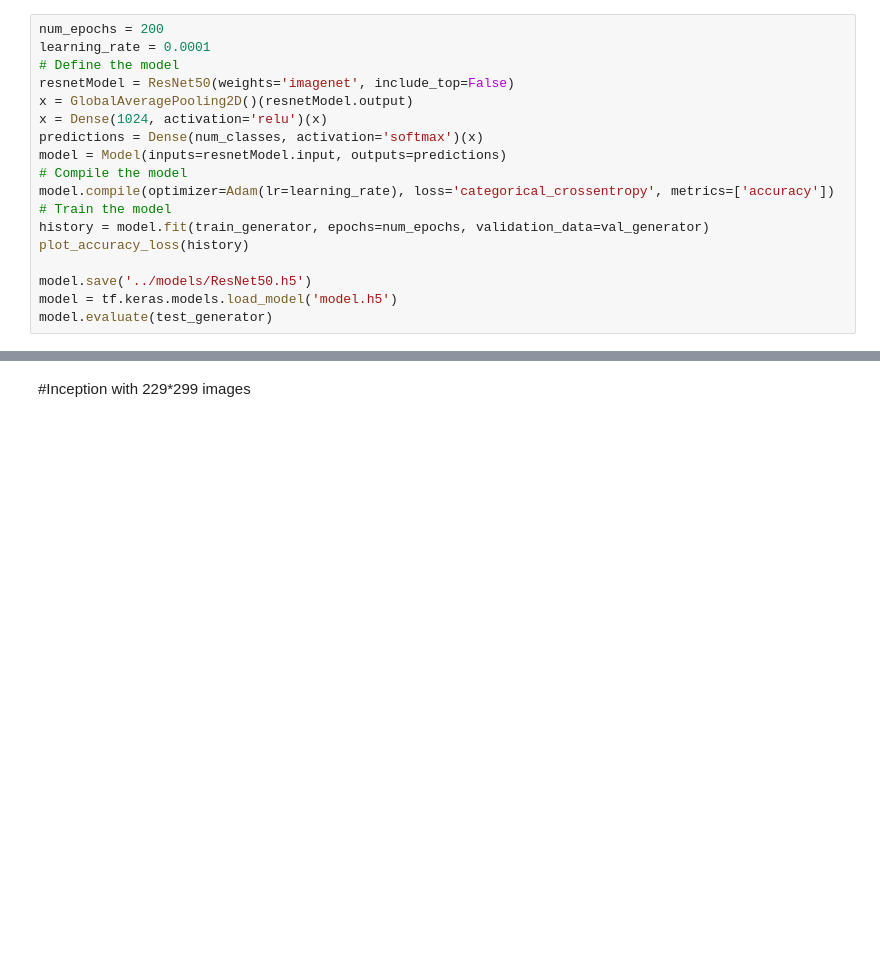
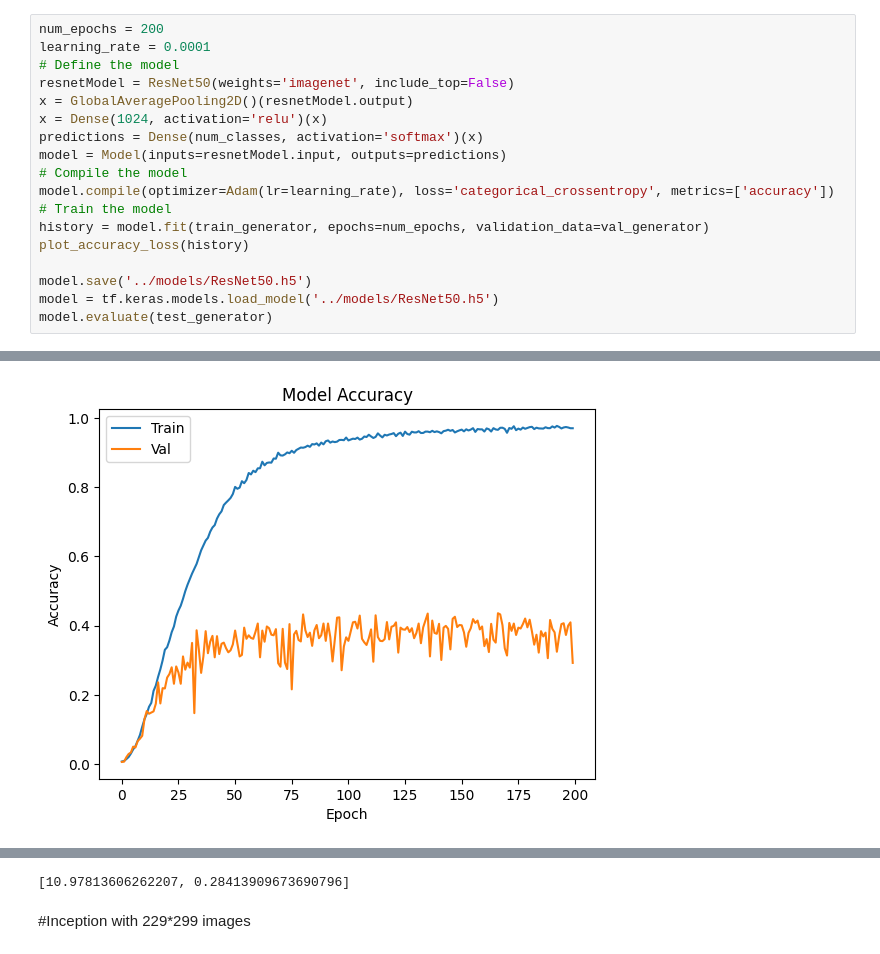
Before and after one commit to josephWaldron/AI-ML-Project, a Jupyter notebook: tensorflow/final.ipynb, the cells around one changed output, grey strips where cells are left out. Drawn from its saved outputs; the diff is of its cells as text; blank space fills up the shorter version.

```diff
--- a/tensorflow/final.ipynb
+++ b/tensorflow/final.ipynb
@@ -184,5 +268,6 @@ history = model.fit(train_generator, epochs=num_epochs, validation_data=val_gene
 plot_accuracy_loss(history)
 
 model.save('../models/ResNet50.h5')
-model = tf.keras.models.load_model('model.h5')
+model = tf.keras.models.load_model('../models/ResNet50.h5')
 model.evaluate(test_generator)
+# %% [output]
@@ -188,0 +292 @@ model.evaluate(test_generator)
+[figure, added]
@@ -189,3 +295,4 @@ model.evaluate(test_generator)
+[10.97813606262207, 0.28413909673690796]
 # %% [markdown]
 #Inception with 229*299 images
 # %%
```
Also changed, not shown: parts of 9 cells of this notebook.
